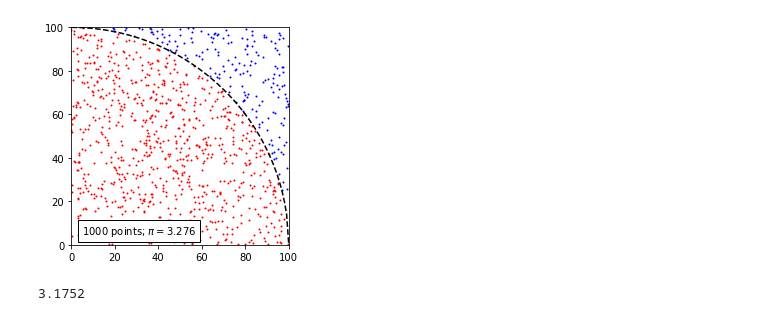
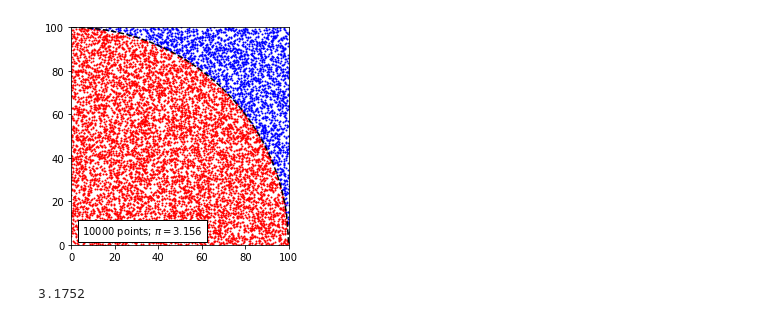
Before and after one commit to jsdiazpo/Monte-Carlo-Pi, a Jupyter notebook: Monte-Carlo-Pi.ipynb, the cells around one changed output. Drawn from its saved outputs; the diff is of its cells as text; code cells hidden in the pictures.

```diff
--- a/Monte-Carlo-Pi.ipynb
+++ b/Monte-Carlo-Pi.ipynb
@@ -3,29 +3,29 @@ import numpy as np
 import matplotlib.pyplot as plt
 %matplotlib inline
 # %%
-n_points = 1000
+n_points = 10000
 r = 100
 # %%
 x = np.random.uniform(0, r, n_points)
 y = np.random.uniform(0, r, n_points)
 count_points_in = 0
 for i in range(n_points):
     if x[i]**2 + y[i]**2 <= r**2:
         count_points_in += 1
         plt.scatter(x[i], y[i], s=1, c='r')
     else:
         plt.scatter(x[i], y[i], s=1, c='b')
 
 pi_value = 4 * count_points_in / n_points
 plt.axis('scaled')
 plt.text(5, 5, f'{n_points} points; $\pi={pi_value}$',
         bbox=dict(facecolor='w'))
 x_axis = np.linspace(0, r, 100)
-y_circ = np.sqrt(r**2 - x_axis**2)
-plt.plot(x_axis, y_circ, 'k--')
+y_arc = np.sqrt(r**2 - x_axis**2)
+plt.plot(x_axis, y_arc, 'k--')
 plt.axis([0, r, 0, r]);
 # %% [output]
-[figure, old version]
+[figure, new version]
 # %%
 def compute_MC_pi(num_points=100):
     x = np.random.uniform(0, 1, num_points)
```
